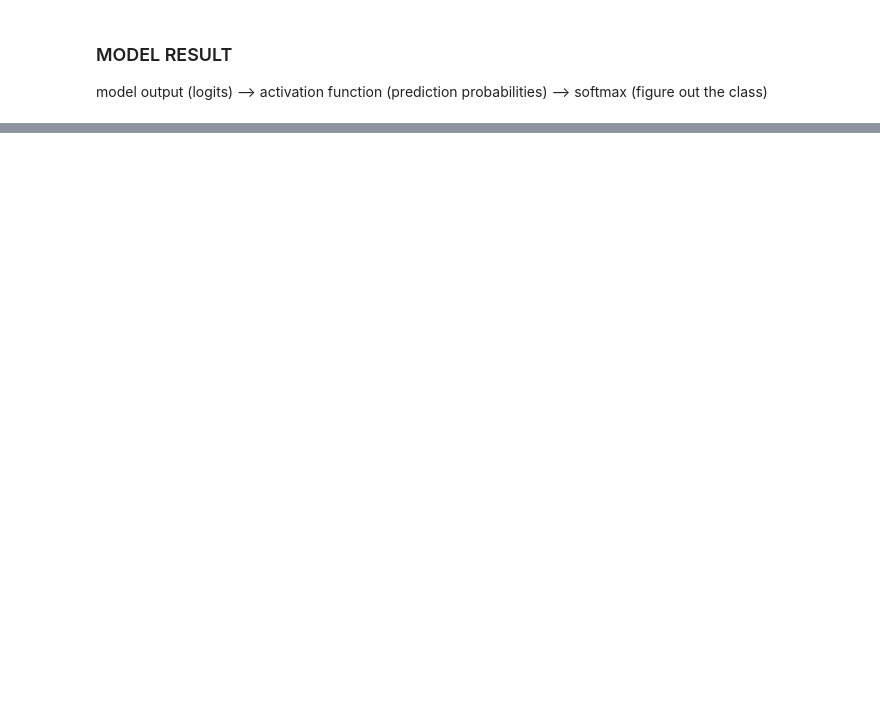
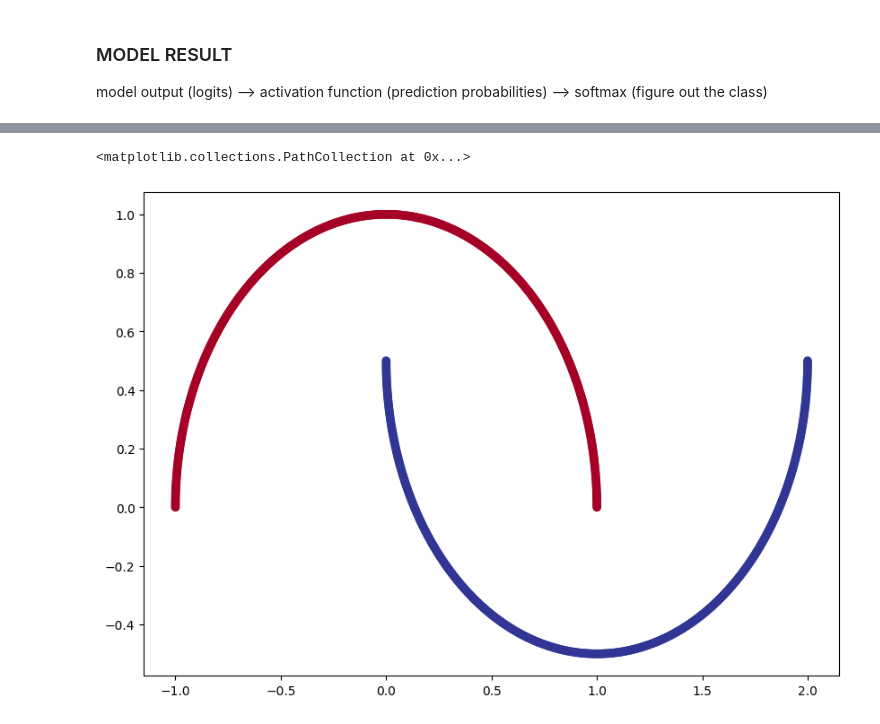
Before and after one commit to A-Rahiym/deep-learning, a Jupyter notebook: Multi_class.ipynb, the cells around one changed output, grey strips where cells are left out. Saved outputs shown, nothing was run; the diff lists cells and outputs as text; code cells hidden in the pictures; blank space fills up the shorter version.

```diff
--- a/Multi_class.ipynb
+++ b/Multi_class.ipynb
@@ -114,0 +149,15 @@ Epoch: 90 |, loss : 0.5341 |, Acc: | 93.62% |, Test loss | 0.524, | test accurac
+# %%
+a,b = make_moons(1000)
+a = torch.from_numpy(a).type(torch.float)
+b = torch.from_numpy(b).type(torch.float)
+
+a_train, a_test, b_train, b_test = train_test_split(X,y,
+                                                    test_size=0.2,
+                                                    random_state=42)
+# %%
+
+plt.figure(figsize=(10,7))
+plt.scatter(a[:,0],a[:,1],c=b,cmap=plt.cm.RdYlBu)
+# %% [output]
+<matplotlib.collections.PathCollection at 0x...>
+[figure, added]
```
Also changed, not shown: parts of 9 cells of this notebook, 1 other file.
